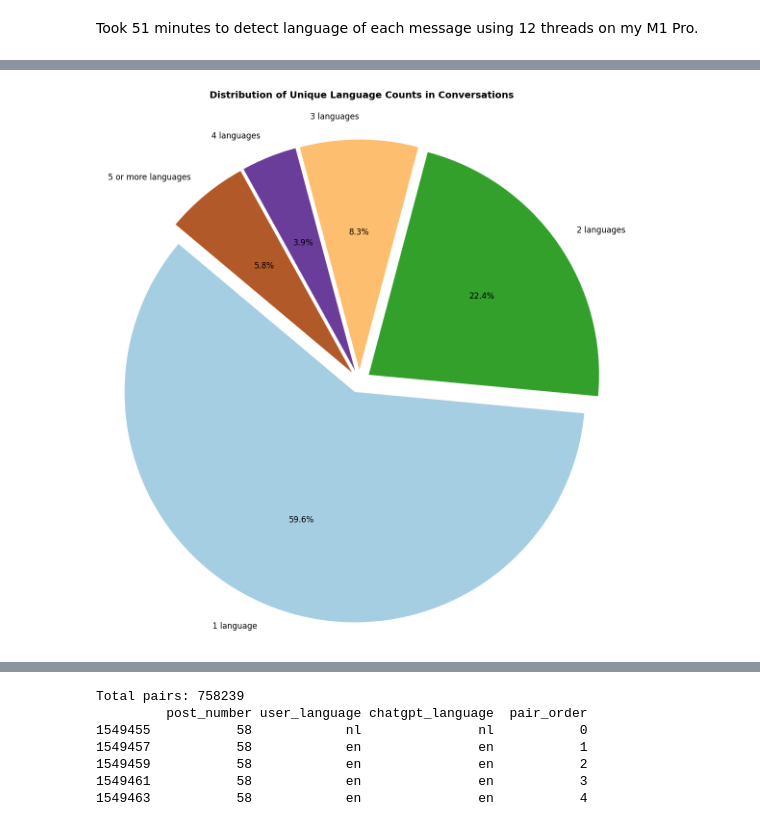
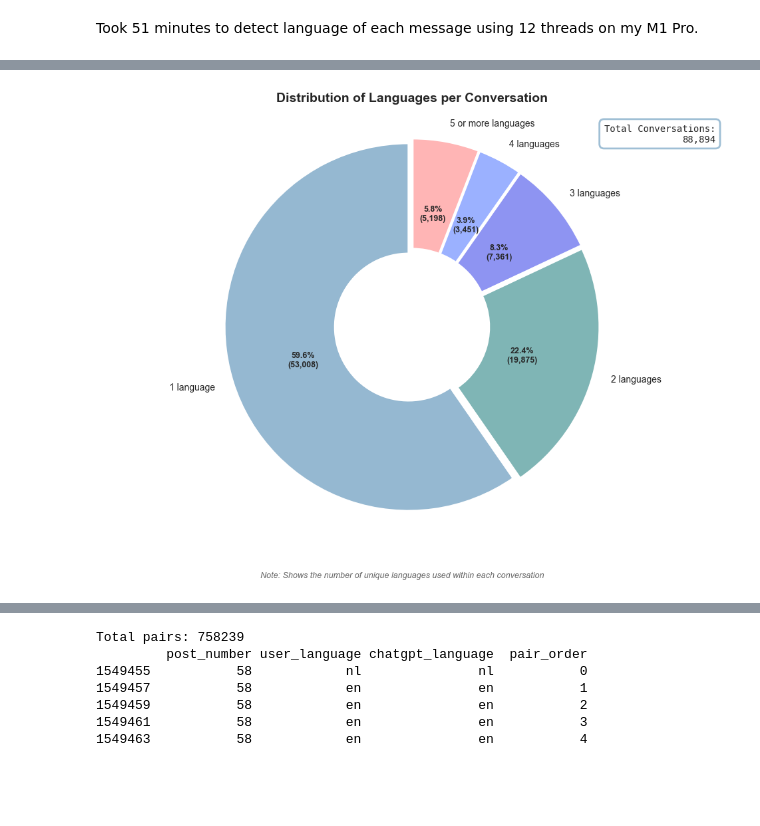
Before and after one commit to Fybex/chatgpt-conversations-analysis, a Jupyter notebook: 2_eda.ipynb, the cells around one changed output, grey strips where cells are left out. Drawn from its saved outputs; the diff is of its cells as text; code cells hidden in the pictures; blank space fills up the shorter version.

```diff
--- a/2_eda.ipynb
+++ b/2_eda.ipynb
@@ -14,14 +14,14 @@
 Data analysis is performed on the [dataset](https://www.kaggle.com/datasets/noahpersaud/89k-chatgpt-conversations/data) containing information about chatgpt conversations.
 # %%
 %pip install -r requirements.txt
+# %%
+DATASET_PATH = "data/chatlogs-v2.jsonl"
 # %% [markdown]
 ### Loading data
 # %%
 import pandas as pd
 
-dataset_path = "data/chatlogs-v2.jsonl"
-
-df = pd.read_json(dataset_path, lines=True)
+df = pd.read_json(DATASET_PATH, lines=True)
 # %%
 df.head()
 # %% [output]
@@ -244,6 +307,8 @@ plt.show()
 ### Language analysis
 # %% [markdown]
 Detecting the language of each message using `langdetect` library.
+# %%
+EXPANDED_CSV_PATH = "data/expanded_chatlogs.csv"
 # %%
 from concurrent.futures import ThreadPoolExecutor, as_completed
 from langdetect import detect, LangDetectException
@@ -312,12 +377,10 @@ def detect_languages(df, batch_size=100, max_workers=12) -> list:
     return results
 
 
-expanded_csv_path = "data/expanded_chatlogs.csv"
-
-if Path(expanded_csv_path).is_file():
-    df_expanded = pd.read_csv(expanded_csv_path)
+if Path(EXPANDED_CSV_PATH).is_file():
+    df_expanded = pd.read_csv(EXPANDED_CSV_PATH)
     print("Using existing CSV file.")
 else:
     print("Detecting languages for each message...")
     df_expanded["language"] = detect_languages(df_expanded)
-    df_expanded.to_csv(expanded_csv_path, index=False)
+    df_expanded.to_csv(EXPANDED_CSV_PATH, index=False)
@@ -434,45 +545,73 @@ plot_language_distribution(df_expanded, threshold_percent=1)
 # %%
 language_counts_per_conversation = (
     df_expanded.groupby("post_number")["language"].nunique().reset_index()
 )
 language_counts_per_conversation.columns = ["post_number", "unique_language_count"]
 language_counts_per_conversation["unique_language_count"] = (
     language_counts_per_conversation[
         "unique_language_count"
     ].apply(lambda x: "5 or more" if x >= 5 else str(x))
 )
 language_count_distribution = (
     language_counts_per_conversation["unique_language_count"]
     .value_counts()
     .sort_index()
 )
-labels = [
-    f'{count} language{"s" if count != "1" else ""}'
-    for count in language_count_distribution.index
-]
 
-plt.figure(figsize=(14, 14))
-explode = [0.05] * len(language_count_distribution)
+plt.figure(figsize=(12, 8))
 
-plt.pie(
+colors = ["#95B8D1", "#7FB5B5", "#8E94F2", "#9BB1FF", "#FFB5B5"]
+
+wedges, texts, autotexts = plt.pie(
     language_count_distribution,
-    labels=labels,
-    autopct="%1.1f%%",
-    colors=plt.cm.Paired(np.linspace(0, 1, len(language_count_distribution))),
-    startangle=140,
-    explode=explode,
-    textprops={"fontsize": 12},
+    labels=[
+        f'{count} language{"s" if count != "1" else ""}'
+        for count in language_count_distribution.index
+    ],
+    autopct=lambda pct: f"{pct:.1f}%\n({int(pct/100.*sum(language_count_distribution)):,})",
+    colors=colors[: len(language_count_distribution)],
+    startangle=90,
+    explode=[0.02] * len(language_count_distribution),
+    wedgeprops={"edgecolor": "white", "linewidth": 2, "width": 0.6},
 )
 
-plt.title(
-    "Distribution of Unique Language Counts in Conversations\n",
-    pad=20,
-    size=14,
-    weight="bold",
+plt.setp(autotexts, size=9, weight="bold")
+plt.setp(texts, size=10)
+
+plt.title("Distribution of Languages per Conversation", pad=20, size=14, weight="bold")
+
+plt.figtext(
+    0.5,
+    0.02,
+    "Note: Shows the number of unique languages used within each conversation",
+    ha="center",
+    fontsize=9,
+    style="italic",
+    color="#666666",
 )
+
+total_conversations = sum(language_count_distribution)
+plt.text(
+    1.65,
+    1.1,
+    f"Total Conversations:\n{total_conversations:,}",
+    ha="right",
+    va="top",
+    bbox=dict(
+        boxstyle="round,pad=0.5",
+        facecolor="white",
+        alpha=0.9,
+        edgecolor="#95B8D1",
+        linewidth=2,
+        mutation_scale=1.2,
+    ),
+    fontsize=10,
+    family="monospace",
+)
+
 plt.axis("equal")
 plt.show()
 # %% [output]
-[figure, old version]
+[figure, new version]
 # %%
 conversations = df_expanded.groupby("post_number")["language"].apply(list)
```
Also changed, not shown: parts of 26 cells of this notebook.
